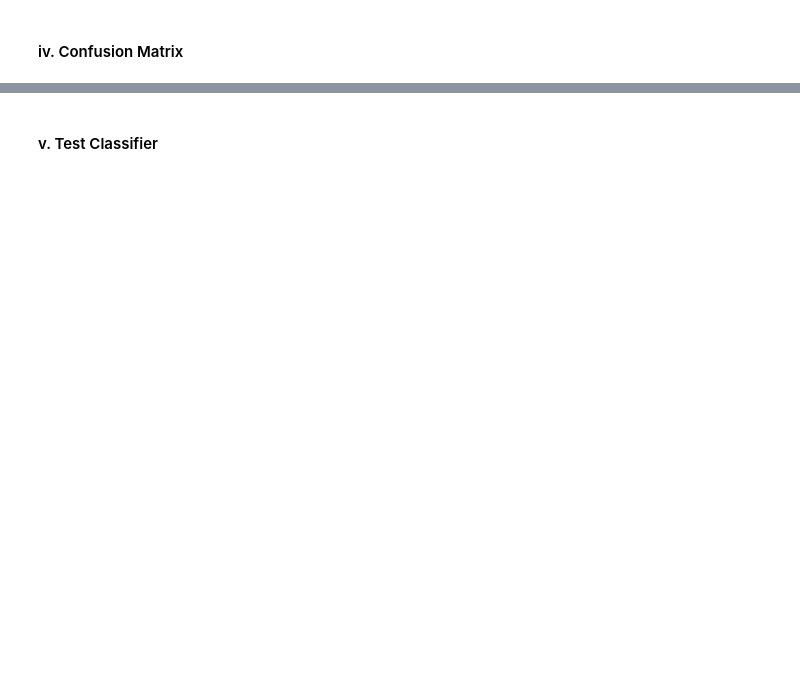
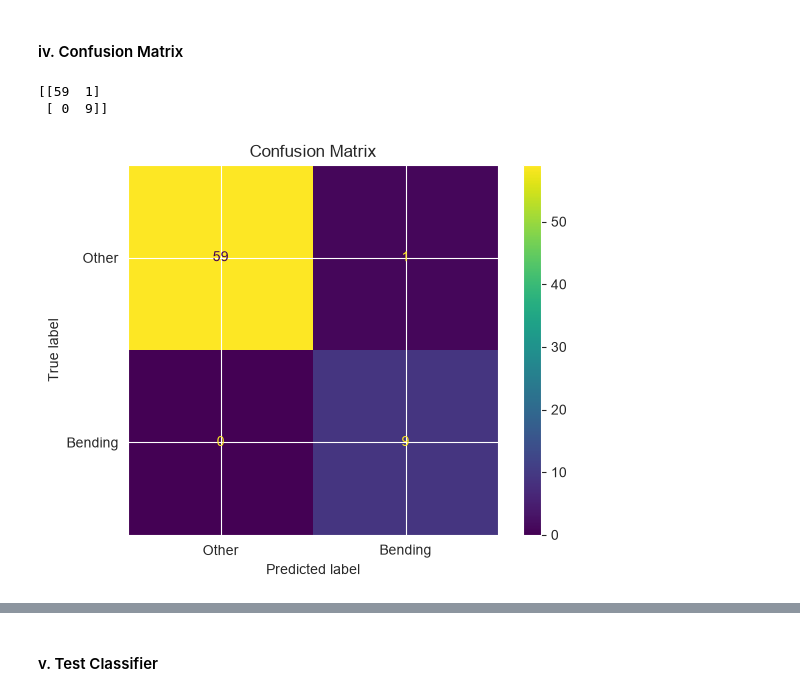
Before and after one commit to illidanstromrage/DS_552_HW4, a Jupyter notebook: Wang_Guanqi_HW4.ipynb, the cells around one changed output, grey strips where cells are left out. Cells and saved outputs as stored; diff of their text form; code cells hidden in the pictures; blank space fills up the shorter version.

```diff
--- a/Wang_Guanqi_HW4.ipynb
+++ b/Wang_Guanqi_HW4.ipynb
@@ -170,10 +178,10 @@ After splitting each time series into two equal parts, the overall separation be
 # %% [markdown]
 #### iii. Time Series Segments
 # %%
-def extract_features (l):
+def extract_features (l, path):
     extract = []
     for activity in activities:
-        folder = os.path.join(train_path, activity)
+        folder = os.path.join(path, activity)
         for file in os.listdir(folder):
             if not file.endswith('.csv'):
                 continue
@@ -265,7 +273,8 @@ result_df.head(10)
 # %%
 best_l =12
 best_p = 2
-best_df = extract_features(best_l)
+best_cv_accuracy = 0.985714
+best_df = extract_features(best_l, train_path)
 X = best_df.drop(columns=["activity", "file", "class"])
 y = best_df["class"]
 
@@ -287,2 +298,18 @@ Coefficients: [[10.93020423 -2.25038545]]
 # %% [markdown]
 #### iv. Confusion Matrix
+# %%
+from sklearn.metrics import confusion_matrix, ConfusionMatrixDisplay
+from sklearn.metrics import roc_auc_score, roc_curve
+
+y_pred = final_log.predict(X_rfe)
+cm = confusion_matrix(y, y_pred)
+print(cm)
+
+dis = ConfusionMatrixDisplay(confusion_matrix=cm, display_labels=["Other", "Bending"])
+dis.plot()
+plt.title("Confusion Matrix")
+plt.show()
+# %% [output]
+[[59  1]
+ [ 0  9]]
+[figure, added]
```
Also changed, not shown: parts of 38 cells of this notebook, 1 other file.
